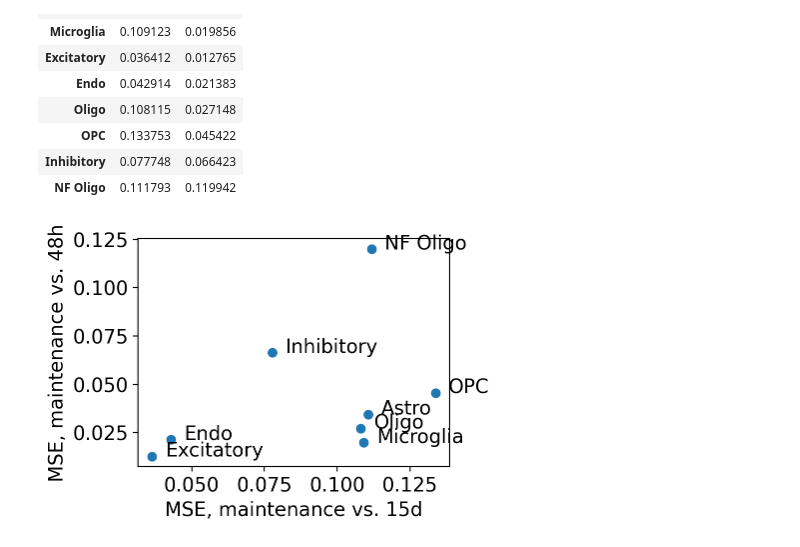
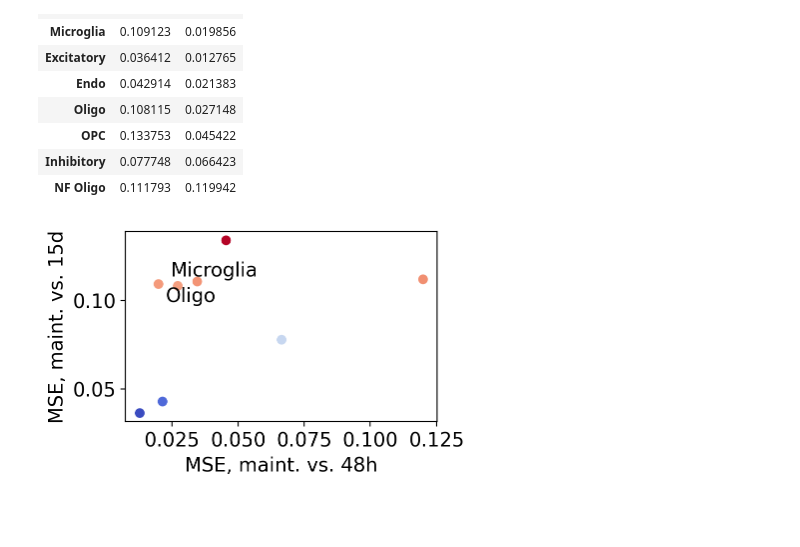
Before and after one commit to theislab/perturbation-metrics, a Jupyter notebook: comparison_with_augur.ipynb, the cells around one changed output. Drawn from its saved outputs; the diff is of its cells as text; code cells hidden in the pictures; blank space fills up the shorter version.

```diff
--- a/comparison_with_augur.ipynb
+++ b/comparison_with_augur.ipynb
@@ -147,20 +166,23 @@ diff
 | Inhibitory | 0.077748 | 0.066423 |
 | NF Oligo | 0.111793 | 0.119942 |
 # %%
-plt.figure(figsize=(4,3))
+plt.figure(figsize=(4,2.5))
 rho = spearmanr(diff['15d'].values, diff['48h'].values)[0]
-plt.scatter(diff['15d'], diff['48h'])
+plt.scatter(diff['48h'], diff['15d'], c=diff['15d'], cmap='coolwarm')
 
 offset = .0045
 for i, txt in enumerate(diff.index):
-    plt.annotate(txt, (diff['15d'].iloc[i]+offset, diff['48h'].iloc[i]))
+    if txt in ['Microglia']:
+        plt.annotate(txt, (diff['48h'].iloc[i]+offset, diff['15d'].iloc[i]+offset))
+    if txt == 'Oligo':
+        plt.annotate(txt, (diff['48h'].iloc[i]-offset, diff['15d'].iloc[i]-2*offset))
 
 # plt.title('Scatter plot of Mean Augur Score vs 48h')
 # plt.xlabel('Mean Augur Score')
-plt.ylabel('MSE, maintenance vs. 48h')
-plt.xlabel('MSE, maintenance vs. 15d')
+plt.xlabel('MSE, maint. vs. 48h')
+plt.ylabel('MSE, maint. vs. 15d')
 plt.grid(None)
 # plt.legend()
 plt.show()
 # %% [output]
-[figure, old version]
+[figure, new version]
```
Also changed, not shown: parts of 2 cells of this notebook, 1 other file.
